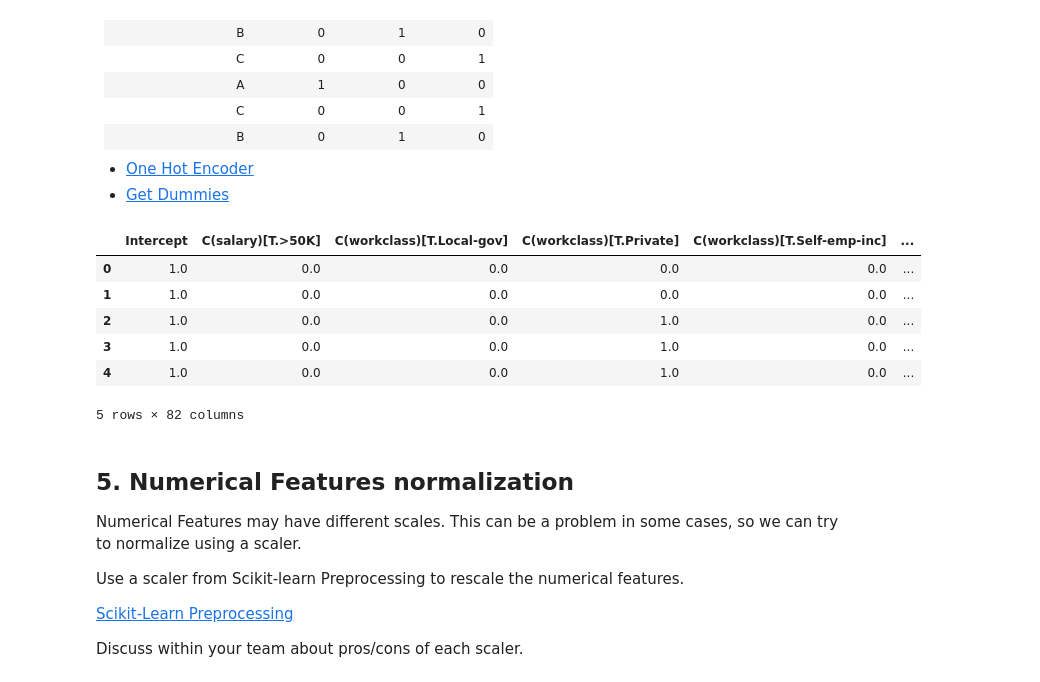
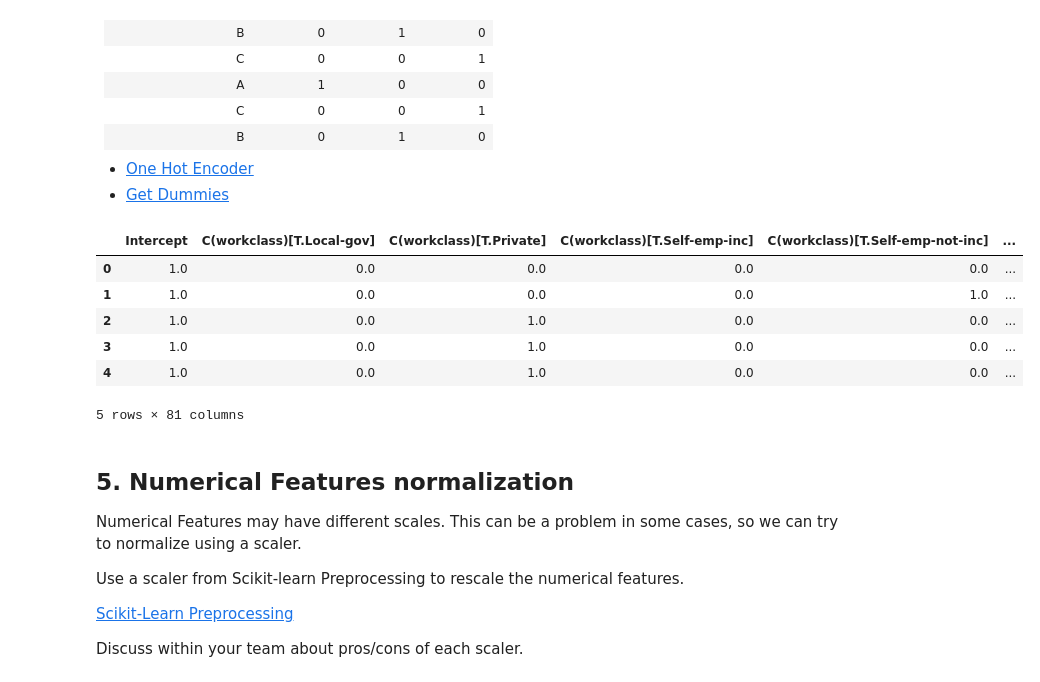
Before and after one commit to matthewbrems/old, a Jupyter notebook: curriculum/05-week/5.07-review-lab/code/starter-code/jd-review-lab.ipynb, the cells around one changed output. Drawn from its saved outputs; the diff is of its cells as text; code cells hidden in the pictures.

```diff
--- a/curriculum/05-week/5.07-review-lab/code/starter-code/jd-review-lab.ipynb
+++ b/curriculum/05-week/5.07-review-lab/code/starter-code/jd-review-lab.ipynb
@@ -337,36 +336,36 @@ Example:
 # %%
 import patsy
 
 adult.columns = [x.replace('-', '_') for x in adult.columns]
 # age                int64 NUMERICAL
 # workclass         object CATEGORICAL:
 # fnlwgt             int64 NUMERICAL
 # education         object CATEGORICAL:
 # education-num      int64
 # marital-status    object CATEGORICAL:
 # occupation        object CATEGORICAL:
 # relationship      object CATEGORICAL:
 # race              object CATEGORICAL:
 # sex               object CATEGORICAL:
 # capital-gain       int64
 # capital-loss       int64
 # hours-per-week     int64
 # native-country    object CATEGORICAL:
 #make a new object called 'data' that sets our y (target) as Category and the other features we like as X
 #Note that the 'C' before the feature name indicates that it's categorical. Its absence indicates continues variables.
 
-X = patsy.dmatrix('~ C(salary) + age + C(workclass) + education_num + C(marital_status) + C(occupation) + C(relationship) + C(race) + C(sex) + capital_gain + capital_loss + hours_per_week + C(native_country)', adult)
+X = patsy.dmatrix('~ age + C(workclass) + education_num + C(marital_status) + C(occupation) + C(relationship) + C(race) + C(sex) + capital_gain + capital_loss + hours_per_week + C(native_country)', adult)
 
 #We need to convert our dmatrix back into a data frame to use the methods we're used to
 #It would be okay to use get_dummies instead of patsy, it just requires more typing
 
 X = pd.DataFrame(X, columns=X.design_info.column_names)
 X.head()
 # %% [output]
-|  | Intercept | C(salary)[T.>50K] | C(workclass)[T.Local-gov] | C(workclass)[T.Private] | C(workclass)[T.Self-emp-inc] | ... |
+|  | Intercept | C(workclass)[T.Local-gov] | C(workclass)[T.Private] | C(workclass)[T.Self-emp-inc] | C(workclass)[T.Self-emp-not-inc] | ... |
 | 0 | 1.0 | 0.0 | 0.0 | 0.0 | 0.0 | ... |
-| 1 | 1.0 | 0.0 | 0.0 | 0.0 | 0.0 | ... |
-| 2 | 1.0 | 0.0 | 0.0 | 1.0 | 0.0 | ... |
-| 3 | 1.0 | 0.0 | 0.0 | 1.0 | 0.0 | ... |
-| 4 | 1.0 | 0.0 | 0.0 | 1.0 | 0.0 | ... |
+| 1 | 1.0 | 0.0 | 0.0 | 0.0 | 1.0 | ... |
+| 2 | 1.0 | 0.0 | 1.0 | 0.0 | 0.0 | ... |
+| 3 | 1.0 | 0.0 | 1.0 | 0.0 | 0.0 | ... |
+| 4 | 1.0 | 0.0 | 1.0 | 0.0 | 0.0 | ... |
-5 rows × 82 columns
+5 rows × 81 columns
```
Also changed, not shown: parts of 8 cells of this notebook, 3 other files.
